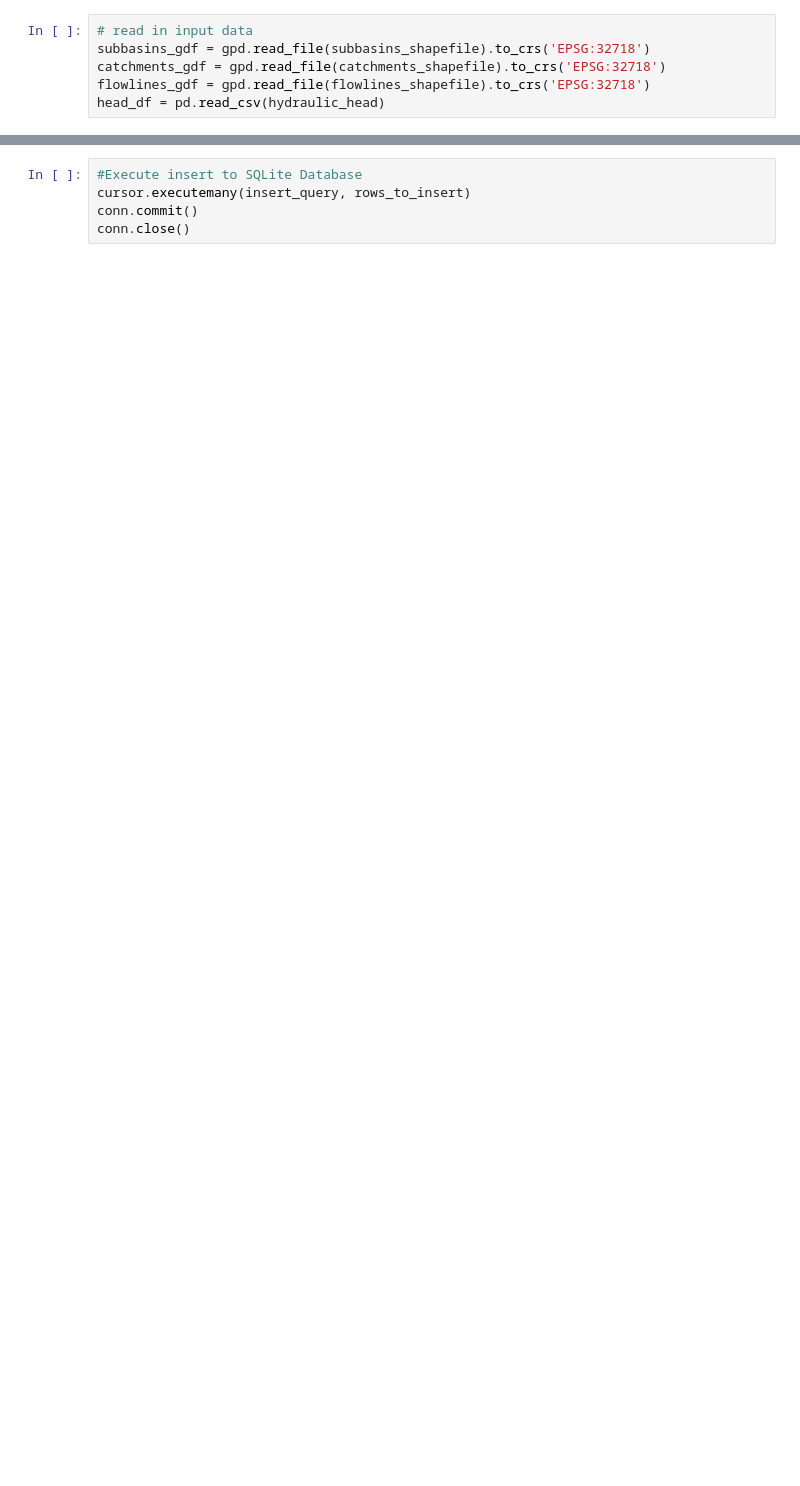
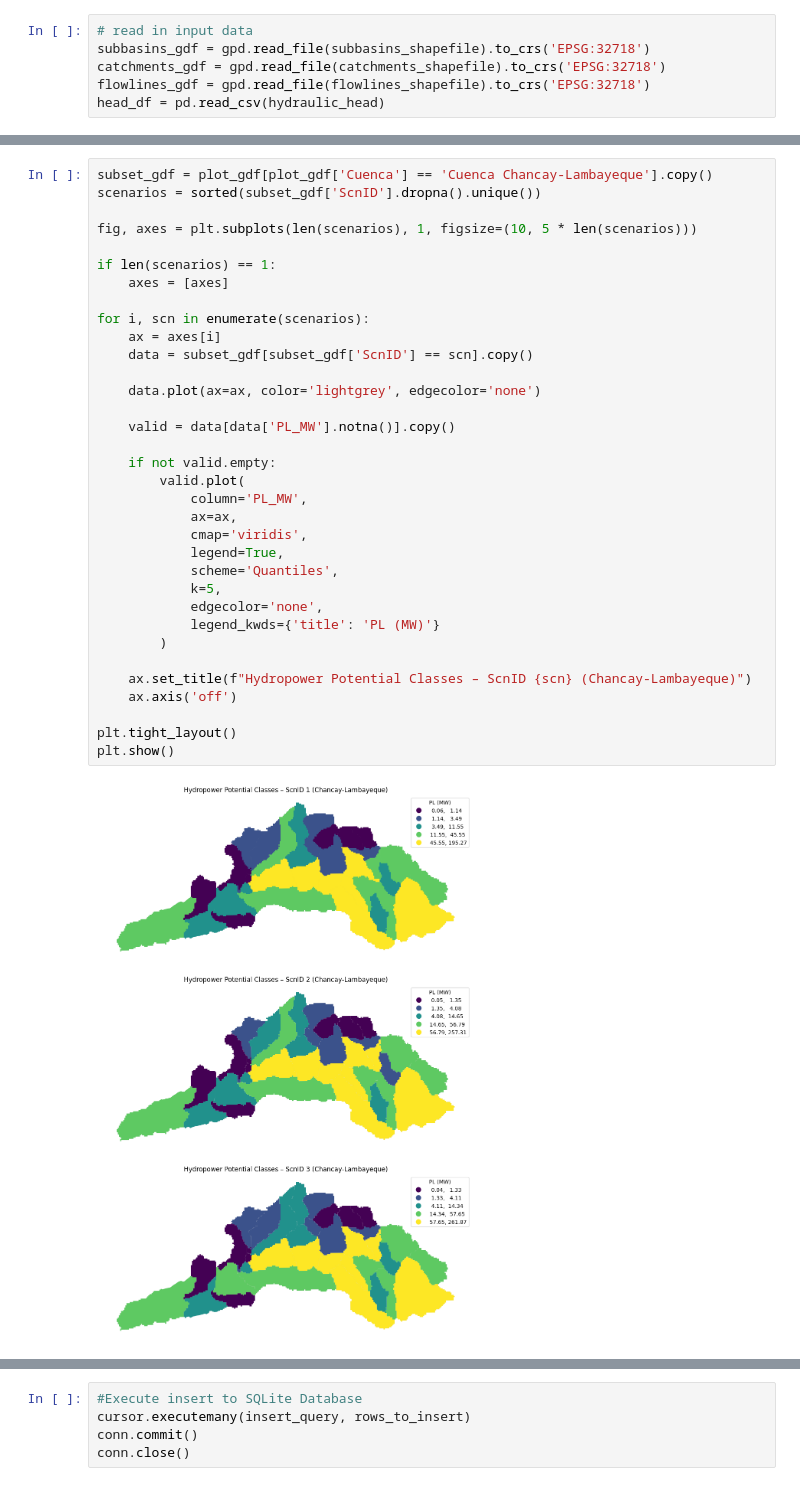
Before and after one commit to RTIInternational/iki-risk-assessment, a Jupyter notebook: Indicadores/Vulnerabilidad/VSB6.ipynb, the cells around one changed output, grey strips where cells are left out. Cells and saved outputs as stored; diff of their text form; blank space fills up the shorter version.

```diff
--- a/Indicadores/Vulnerabilidad/VSB6.ipynb
+++ b/Indicadores/Vulnerabilidad/VSB6.ipynb
@@ -249,0 +544,36 @@ plt.show()
+# %%
+subset_gdf = plot_gdf[plot_gdf['Cuenca'] == 'Cuenca Chancay-Lambayeque'].copy()
+scenarios = sorted(subset_gdf['ScnID'].dropna().unique())
+
+fig, axes = plt.subplots(len(scenarios), 1, figsize=(10, 5 * len(scenarios)))
+
+if len(scenarios) == 1:
+    axes = [axes]
+
+for i, scn in enumerate(scenarios):
+    ax = axes[i]
+    data = subset_gdf[subset_gdf['ScnID'] == scn].copy()
+
+    data.plot(ax=ax, color='lightgrey', edgecolor='none')
+
+    valid = data[data['PL_MW'].notna()].copy()
+
+    if not valid.empty:
+        valid.plot(
+            column='PL_MW',
+            ax=ax,
+            cmap='viridis',
+            legend=True,
+            scheme='Quantiles',
+            k=5,
+            edgecolor='none',
+            legend_kwds={'title': 'PL (MW)'}
+        )
+
+    ax.set_title(f"Hydropower Potential Classes – ScnID {scn} (Chancay-Lambayeque)")
+    ax.axis('off')
+
+plt.tight_layout()
+plt.show()
+# %% [output]
+[figure, added]
```
Also changed, not shown: parts of 22 cells of this notebook, 43 other files.
